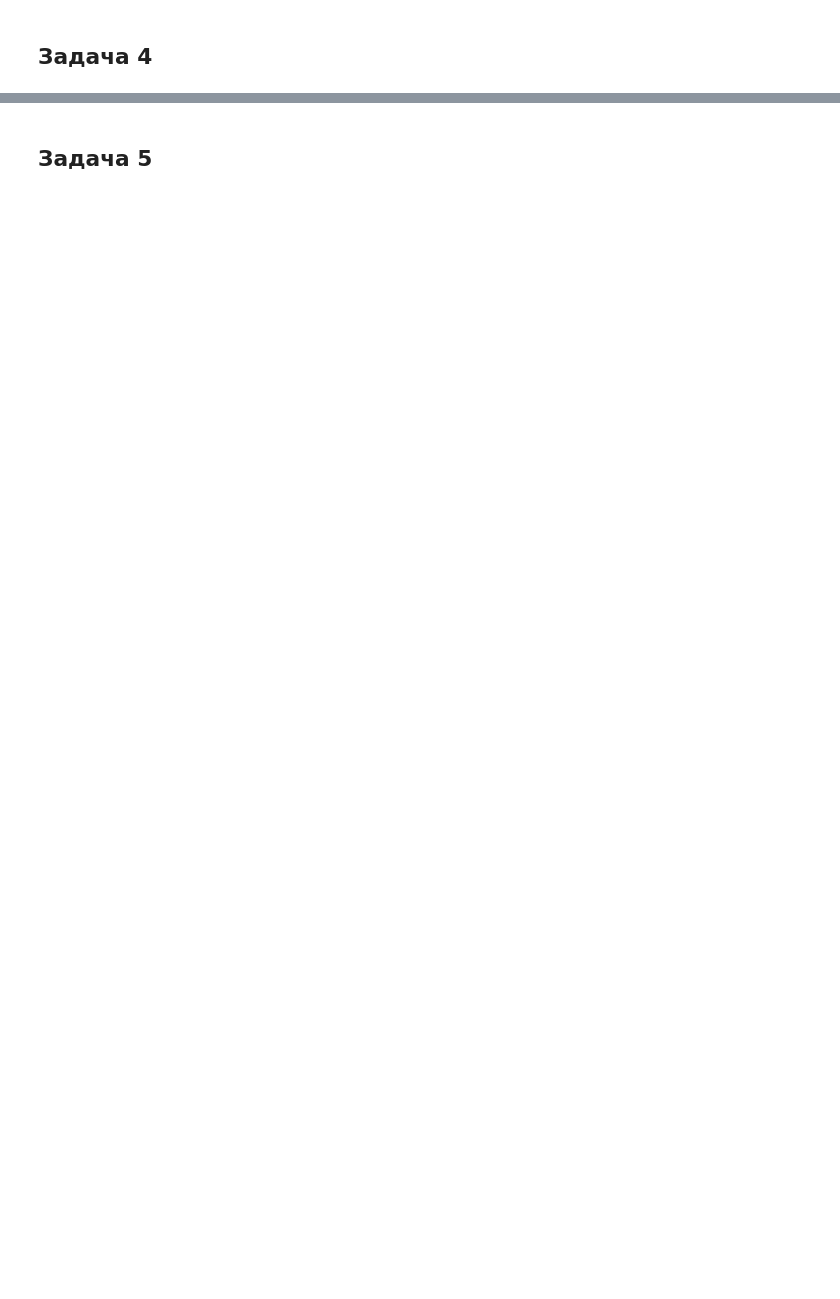
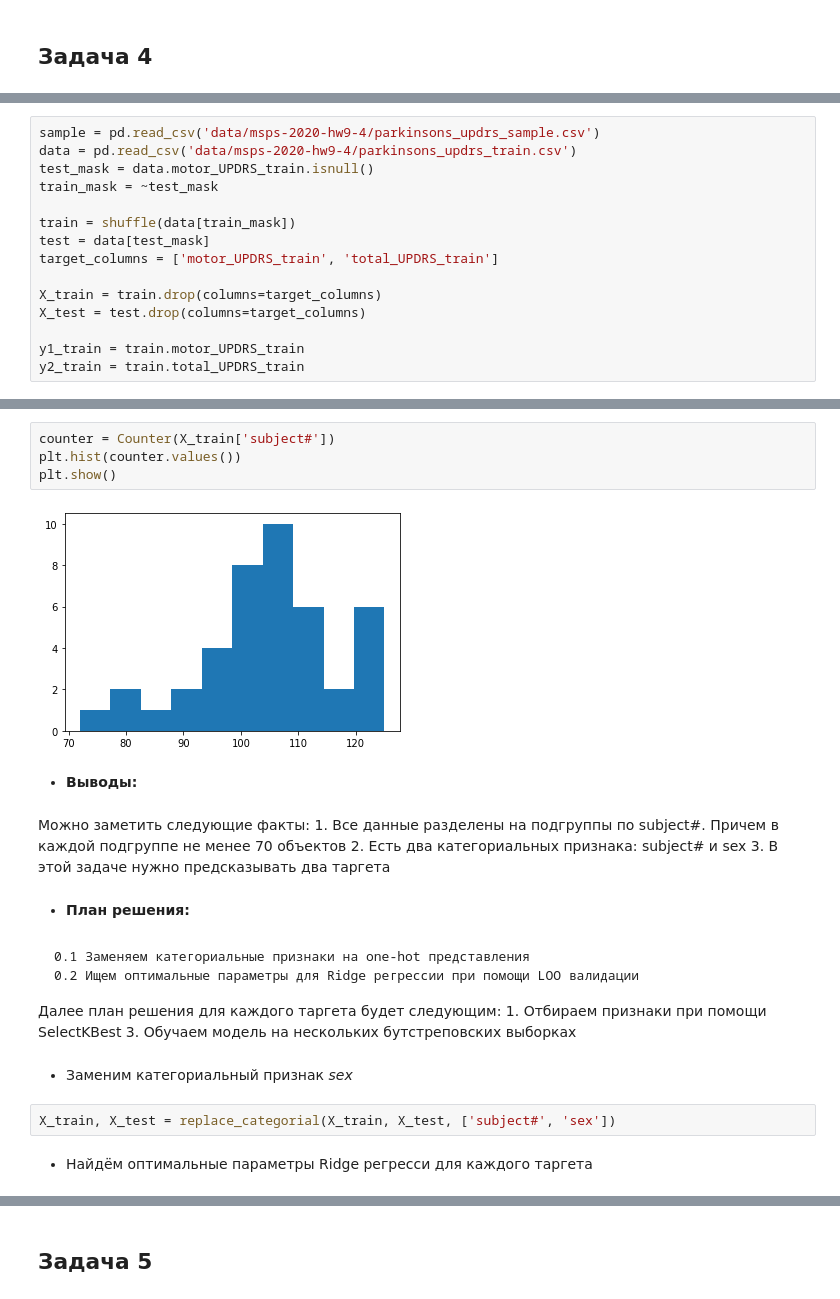
Before and after one commit to alex-kozinov/courses, a Jupyter notebook: ad-stats/09-regressions/KozinovHW9.ipynb, the cells around one changed output, grey strips where cells are left out. Saved outputs shown, nothing was run; the diff lists cells and outputs as text; blank space fills up the shorter version.

```diff
--- a/ad-stats/09-regressions/KozinovHW9.ipynb
+++ b/ad-stats/09-regressions/KozinovHW9.ipynb
@@ -93,0 +495,15 @@ $$
+# %%
+sample = pd.read_csv('data/msps-2020-hw9-4/parkinsons_updrs_sample.csv')
+data = pd.read_csv('data/msps-2020-hw9-4/parkinsons_updrs_train.csv')
+test_mask = data.motor_UPDRS_train.isnull()
+train_mask = ~test_mask
+
+train = shuffle(data[train_mask])
+test = data[test_mask]
+target_columns = ['motor_UPDRS_train', 'total_UPDRS_train']
+
+X_train = train.drop(columns=target_columns)
+X_test = test.drop(columns=target_columns)
+
+y1_train = train.motor_UPDRS_train
+y2_train = train.total_UPDRS_train
@@ -93,0 +528,28 @@ $$
+# %%
+counter = Counter(X_train['subject#'])
+plt.hist(counter.values())
+plt.show()
+# %% [output]
+[figure, added]
+# %% [markdown]
+* **Выводы:**
+# %% [markdown]
+Можно заметить следующие факты:
+    1. Все данные разделены на подгруппы по subject#. Причем в каждой подгруппе не менее 70 объектов
+    2. Есть два категориальных признака: subject# и sex
+    3. В этой задаче нужно предсказывать два таргета
+# %% [markdown]
+* **План решения:**
+# %% [markdown]
+    0.1 Заменяем категориальные признаки на one-hot представления
+    0.2 Ищем оптимальные параметры для Ridge регрессии при помощи LOO валидации
+
+Далее план решения для каждого таргета будет следующим:
+    1. Отбираем признаки при помощи SelectKBest
+    3. Обучаем модель на нескольких бутстреповских выборках
+# %% [markdown]
+* Заменим категориальный признак *sex*
+# %%
+X_train, X_test = replace_categorial(X_train, X_test, ['subject#', 'sex'])
+# %% [markdown]
+* Найдём оптимальные параметры Ridge регресси для каждого таргета
```
Also changed, not shown: parts of 69 cells of this notebook.
